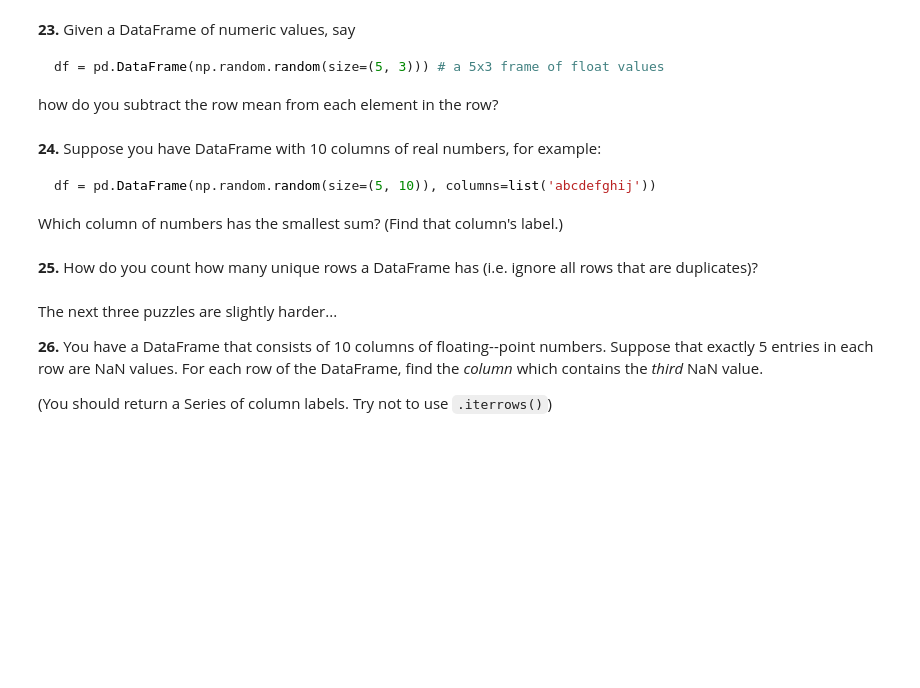
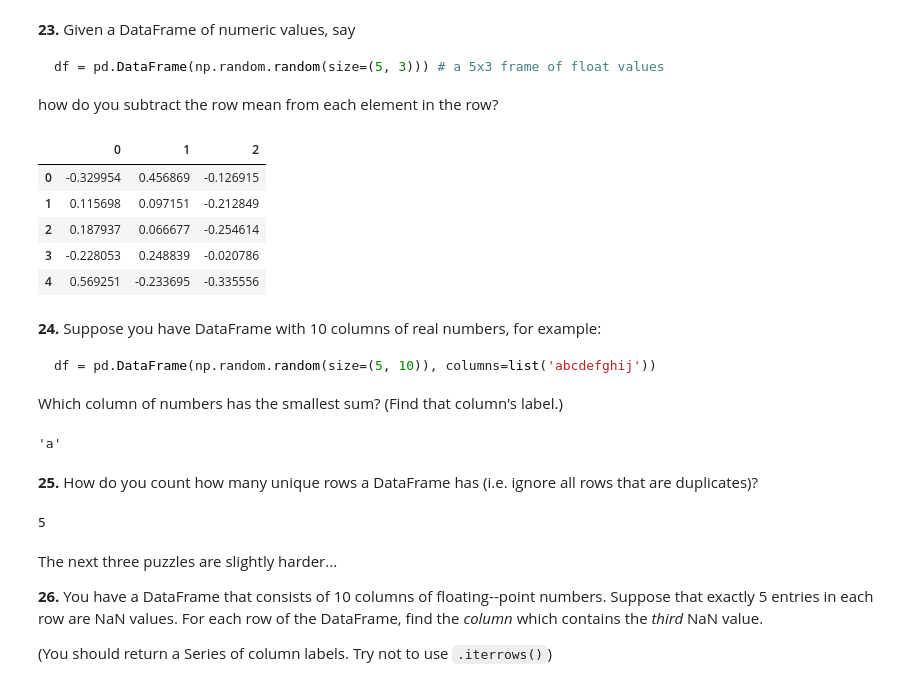
Before and after one commit to zoeynguyen1719/Strive, a Jupyter notebook: AI/M1/D7/100-pandas-puzzles.ipynb, the cells around one changed output. Cells and saved outputs as stored; diff of their text form; code cells hidden in the pictures; blank space fills up the shorter version.

````diff
--- a/AI/M1/D7/100-pandas-puzzles.ipynb
+++ b/AI/M1/D7/100-pandas-puzzles.ipynb
@@ -163,6 +224,16 @@ df = pd.DataFrame(np.random.random(size=(5, 3))) # a 5x3 frame of float values
 ```
 
 how do you subtract the row mean from each element in the row?
+# %%
+df = pd.DataFrame(np.random.random(size=(5, 3)))
+df.sub(df.mean(axis=1), axis=0)
+# %% [output]
+|  | 0 | 1 | 2 |
+| 0 | -0.329954 | 0.456869 | -0.126915 |
+| 1 | 0.115698 | 0.097151 | -0.212849 |
+| 2 | 0.187937 | 0.066677 | -0.254614 |
+| 3 | -0.228053 | 0.248839 | -0.020786 |
+| 4 | 0.569251 | -0.233695 | -0.335556 |
 # %% [markdown]
 **24.** Suppose you have DataFrame with 10 columns of real numbers, for example:
 
@@ -170,8 +241,17 @@ how do you subtract the row mean from each element in the row?
 df = pd.DataFrame(np.random.random(size=(5, 10)), columns=list('abcdefghij'))
 ```
 Which column of numbers has the smallest sum? (Find that column's label.)
+# %%
+df = pd.DataFrame(np.random.random(size=(5, 10)), columns=list('abcdefghij'))
+df.sum().idxmin()
+# %% [output]
+'a'
 # %% [markdown]
 **25.** How do you count how many unique rows a DataFrame has (i.e. ignore all rows that are duplicates)?
+# %%
+len(df.drop_duplicates(keep=False))
+# %% [output]
+5
 # %% [markdown]
 The next three puzzles are slightly harder...
 
````
Also changed, not shown: parts of 12 cells of this notebook, 1 other file.
